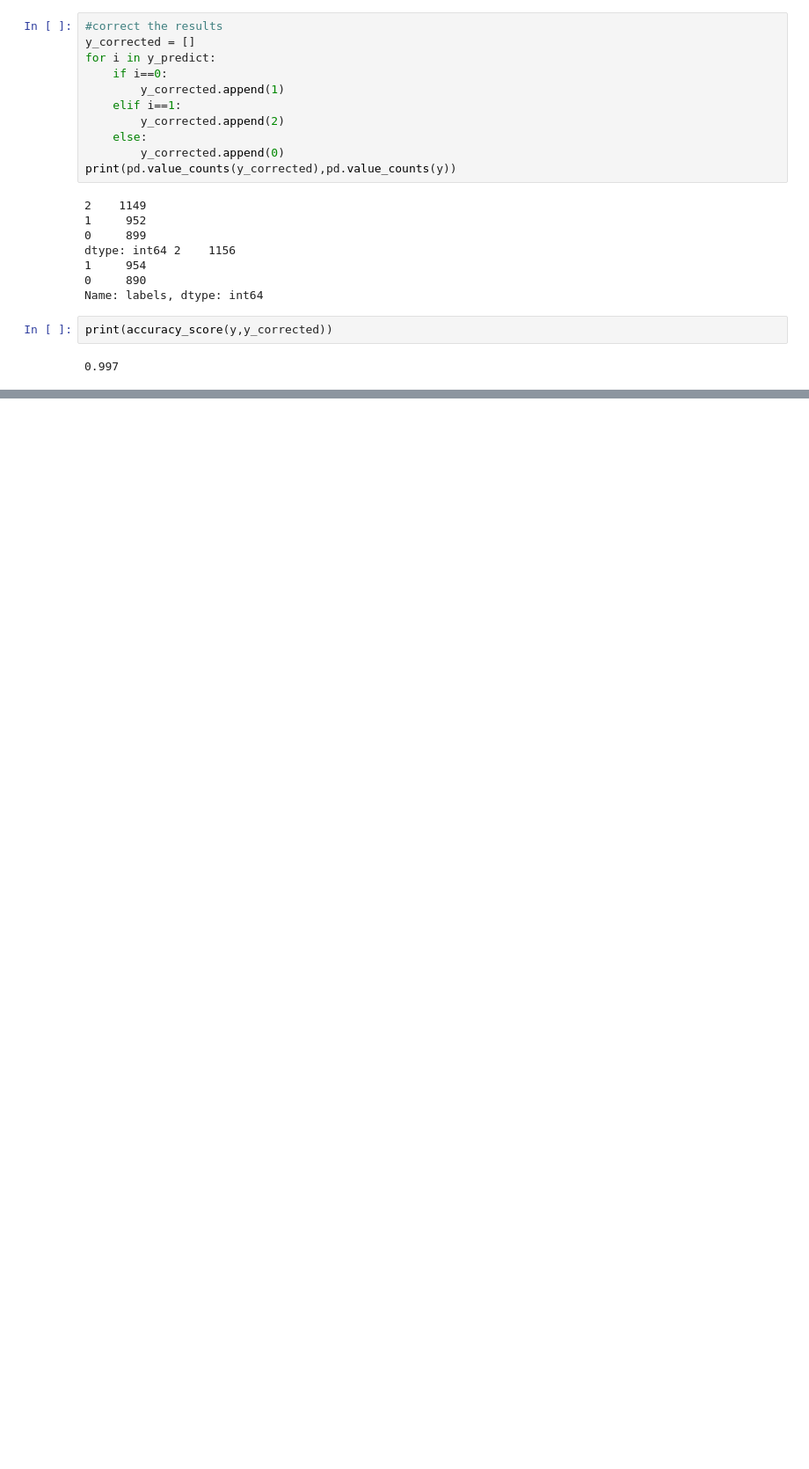
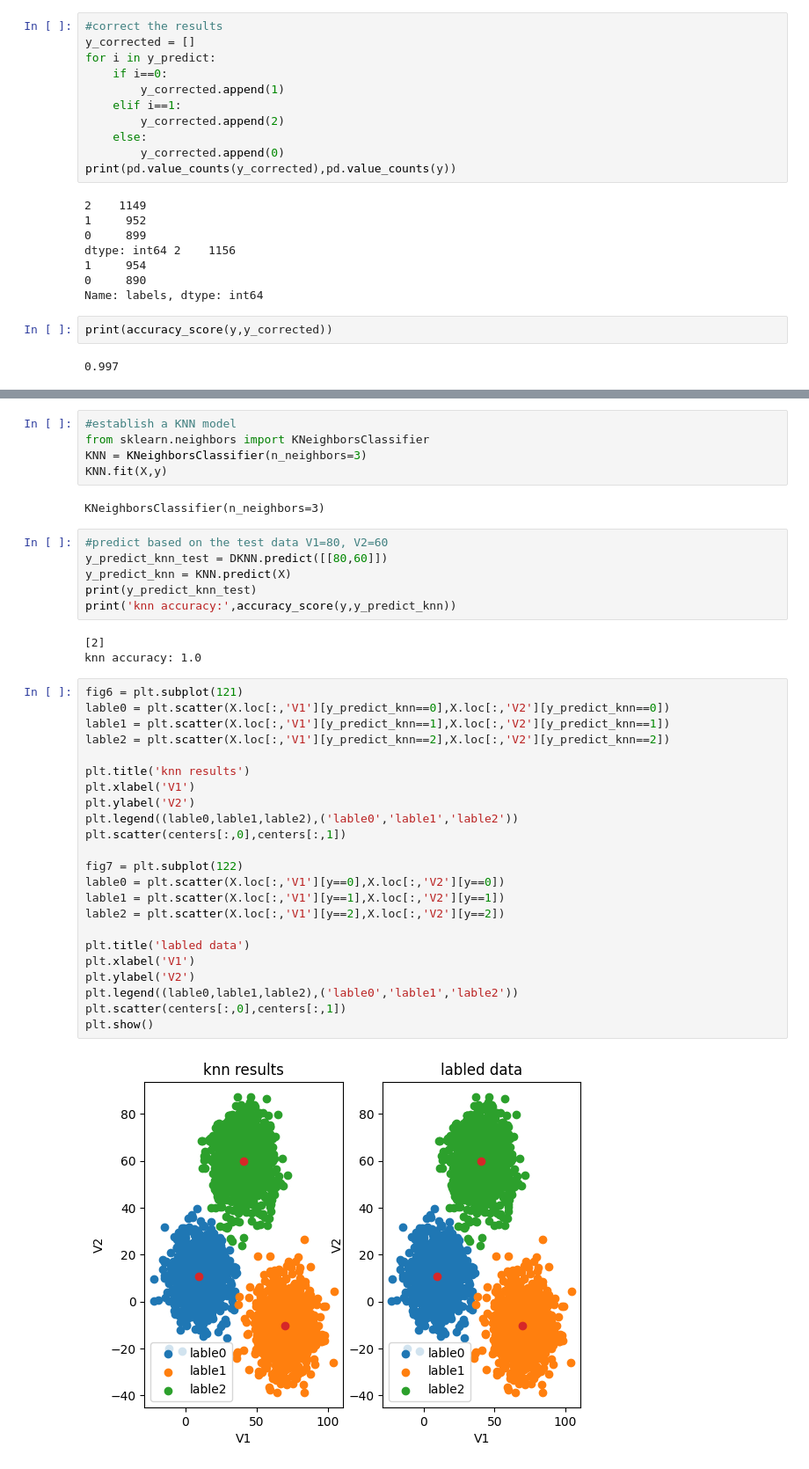
Before and after one commit to fbozhang/python, a Jupyter notebook: jupyter/KMeans.ipynb, the cells around one changed output, grey strips where cells are left out. Shown at 88% size. Cells and saved outputs as stored; diff of their text form; blank space fills up the shorter version.

```diff
--- a/jupyter/KMeans.ipynb
+++ b/jupyter/KMeans.ipynb
@@ -225,0 +227,41 @@ plt.show()
+# %%
+#establish a KNN model
+from sklearn.neighbors import KNeighborsClassifier
+KNN = KNeighborsClassifier(n_neighbors=3)
+KNN.fit(X,y)
+# %% [output]
+KNeighborsClassifier(n_neighbors=3)
+# %%
+#predict based on the test data V1=80, V2=60
+y_predict_knn_test = DKNN.predict([[80,60]])
+y_predict_knn = KNN.predict(X)
+print(y_predict_knn_test)
+print('knn accuracy:',accuracy_score(y,y_predict_knn))
+# %% [output]
+[2]
+knn accuracy: 1.0
+# %%
+fig6 = plt.subplot(121)
+lable0 = plt.scatter(X.loc[:,'V1'][y_predict_knn==0],X.loc[:,'V2'][y_predict_knn==0])
+lable1 = plt.scatter(X.loc[:,'V1'][y_predict_knn==1],X.loc[:,'V2'][y_predict_knn==1])
+lable2 = plt.scatter(X.loc[:,'V1'][y_predict_knn==2],X.loc[:,'V2'][y_predict_knn==2])
+
+plt.title('knn results')
+plt.xlabel('V1')
+plt.ylabel('V2')
+plt.legend((lable0,lable1,lable2),('lable0','lable1','lable2'))
+plt.scatter(centers[:,0],centers[:,1])
+
+fig7 = plt.subplot(122)
+lable0 = plt.scatter(X.loc[:,'V1'][y==0],X.loc[:,'V2'][y==0])
+lable1 = plt.scatter(X.loc[:,'V1'][y==1],X.loc[:,'V2'][y==1])
+lable2 = plt.scatter(X.loc[:,'V1'][y==2],X.loc[:,'V2'][y==2])
+
+plt.title('labled data')
+plt.xlabel('V1')
+plt.ylabel('V2')
+plt.legend((lable0,lable1,lable2),('lable0','lable1','lable2'))
+plt.scatter(centers[:,0],centers[:,1])
+plt.show()
+# %% [output]
+[figure, added]
```
Also changed, not shown: parts of 9 cells of this notebook.
